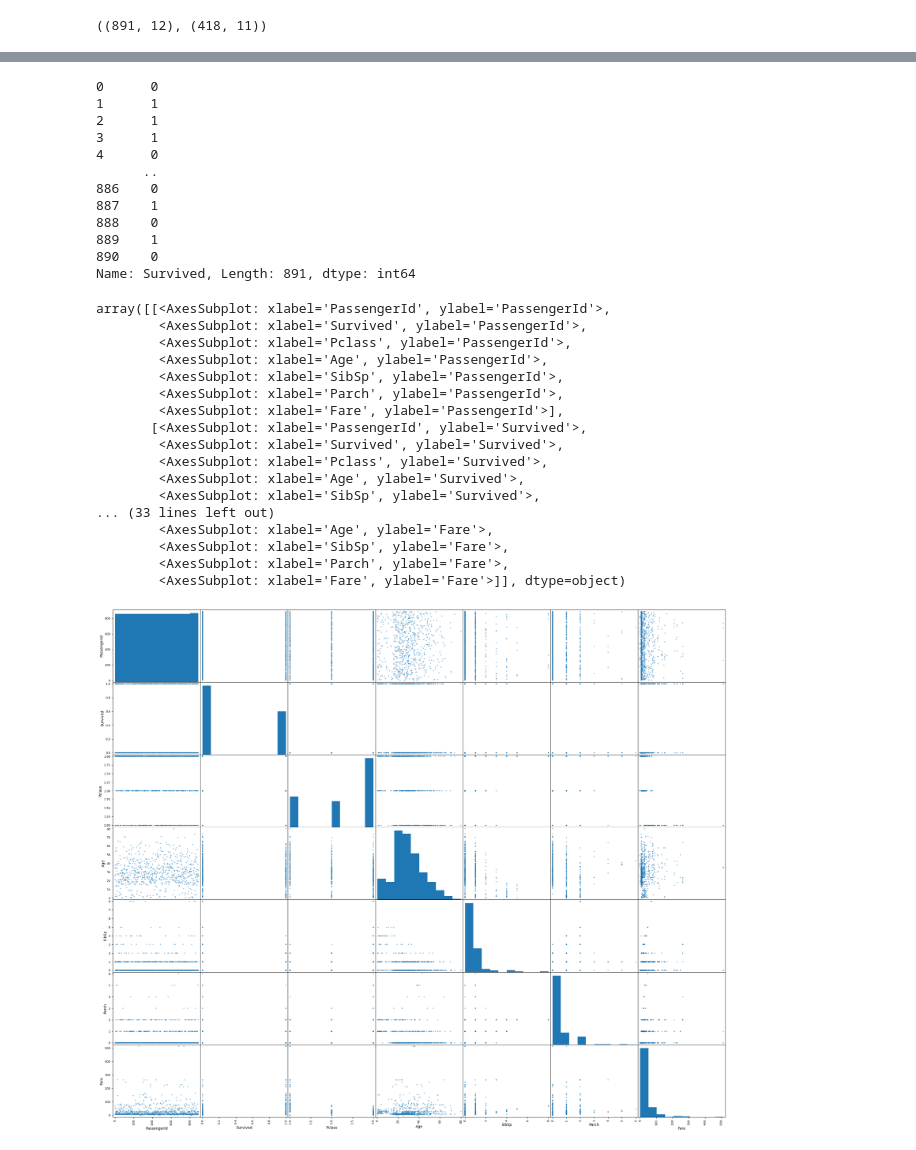
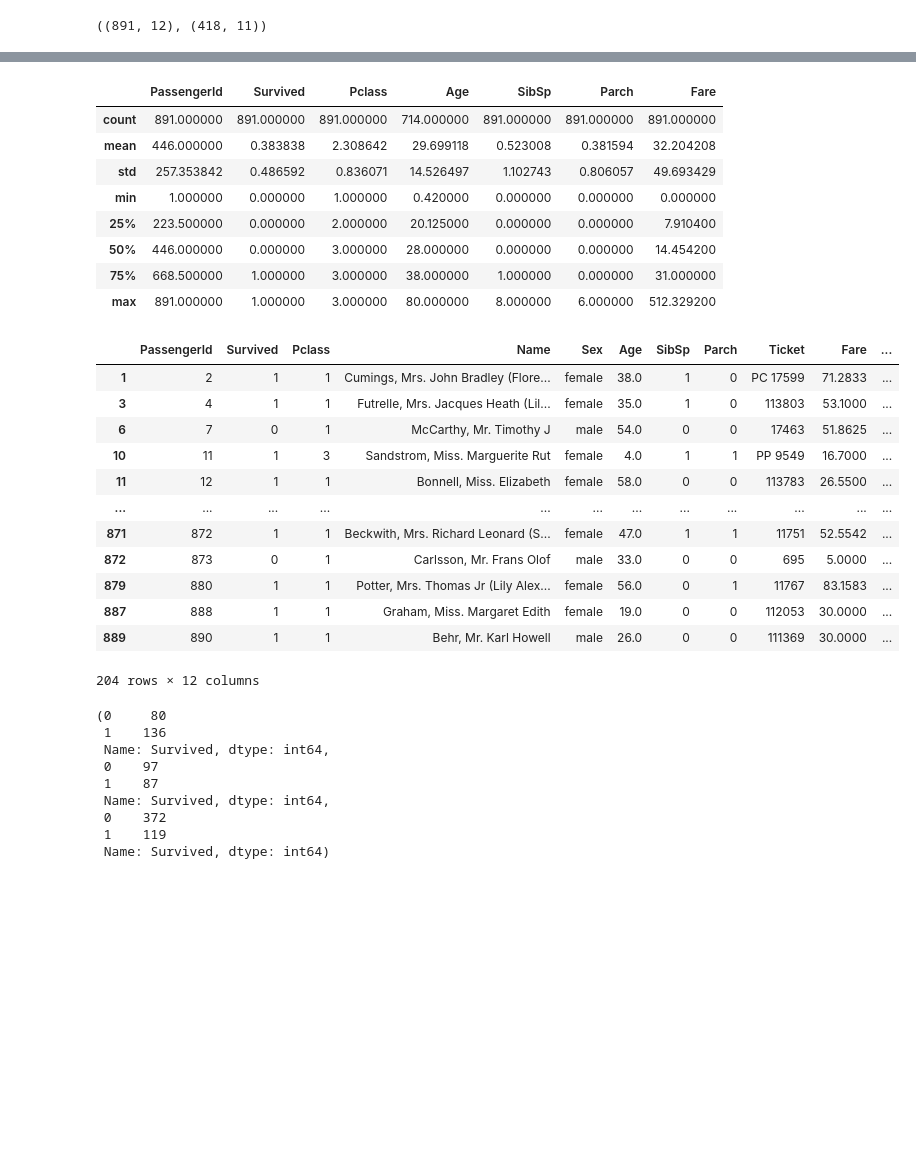
Before and after one commit to el-mike/ml-shenanigans, a Jupyter notebook: titanic/data_explorer.ipynb, the cells around one changed output, grey strips where cells are left out. Cells and saved outputs as stored; diff of their text form; code cells hidden in the pictures; blank space fills up the shorter version.

```diff
--- a/titanic/data_explorer.ipynb
+++ b/titanic/data_explorer.ipynb
@@ -42,38 +33,28 @@ test_set.head()
 # %%
-train_set['Survived']
+train_set.describe()
 # %% [output]
-0      0
-1      1
-2      1
-3      1
-4      0
-      ..
-886    0
-887    1
-888    0
-889    1
-890    0
-Name: Survived, Length: 891, dtype: int64
+|  | PassengerId | Survived | Pclass | Age | SibSp | Parch | Fare |
+| count | 891.000000 | 891.000000 | 891.000000 | 714.000000 | 891.000000 | 891.000000 | 891.000000 |
+| mean | 446.000000 | 0.383838 | 2.308642 | 29.699118 | 0.523008 | 0.381594 | 32.204208 |
+| std | 257.353842 | 0.486592 | 0.836071 | 14.526497 | 1.102743 | 0.806057 | 49.693429 |
+| min | 1.000000 | 0.000000 | 1.000000 | 0.420000 | 0.000000 | 0.000000 | 0.000000 |
+| 25% | 223.500000 | 0.000000 | 2.000000 | 20.125000 | 0.000000 | 0.000000 | 7.910400 |
+| 50% | 446.000000 | 0.000000 | 3.000000 | 28.000000 | 0.000000 | 0.000000 | 14.454200 |
+| 75% | 668.500000 | 1.000000 | 3.000000 | 38.000000 | 1.000000 | 0.000000 | 31.000000 |
+| max | 891.000000 | 1.000000 | 3.000000 | 80.000000 | 8.000000 | 6.000000 | 512.329200 |
-# %%
-from pandas.plotting import scatter_matrix
-
-scatter_matrix(train_set, figsize=(30, 25))
-# %% [output]
-array([[<AxesSubplot: xlabel='PassengerId', ylabel='PassengerId'>,
-        <AxesSubplot: xlabel='Survived', ylabel='PassengerId'>,
-        <AxesSubplot: xlabel='Pclass', ylabel='PassengerId'>,
-        <AxesSubplot: xlabel='Age', ylabel='PassengerId'>,
-        <AxesSubplot: xlabel='SibSp', ylabel='PassengerId'>,
-        <AxesSubplot: xlabel='Parch', ylabel='PassengerId'>,
-        <AxesSubplot: xlabel='Fare', ylabel='PassengerId'>],
-       [<AxesSubplot: xlabel='PassengerId', ylabel='Survived'>,
-        <AxesSubplot: xlabel='Survived', ylabel='Survived'>,
-        <AxesSubplot: xlabel='Pclass', ylabel='Survived'>,
-        <AxesSubplot: xlabel='Age', ylabel='Survived'>,
-        <AxesSubplot: xlabel='SibSp', ylabel='Survived'>,
-... (33 lines left out)
-        <AxesSubplot: xlabel='Age', ylabel='Fare'>,
-        <AxesSubplot: xlabel='SibSp', ylabel='Fare'>,
-        <AxesSubplot: xlabel='Parch', ylabel='Fare'>,
-        <AxesSubplot: xlabel='Fare', ylabel='Fare'>]], dtype=object)
-[figure, removed]
+# %%
+train_set[train_set[columns.CABIN].notnull()]
+# %% [output]
+|  | PassengerId | Survived | Pclass | Name | Sex | Age | SibSp | Parch | Ticket | Fare | ... |
+| 1 | 2 | 1 | 1 | Cumings, Mrs. John Bradley (Flore... | female | 38.0 | 1 | 0 | PC 17599 | 71.2833 | ... |
+| 3 | 4 | 1 | 1 | Futrelle, Mrs. Jacques Heath (Lil... | female | 35.0 | 1 | 0 | 113803 | 53.1000 | ... |
+| 6 | 7 | 0 | 1 | McCarthy, Mr. Timothy J | male | 54.0 | 0 | 0 | 17463 | 51.8625 | ... |
+| 10 | 11 | 1 | 3 | Sandstrom, Miss. Marguerite Rut | female | 4.0 | 1 | 1 | PP 9549 | 16.7000 | ... |
+| 11 | 12 | 1 | 1 | Bonnell, Miss. Elizabeth | female | 58.0 | 0 | 0 | 113783 | 26.5500 | ... |
+| ... | ... | ... | ... | ... | ... | ... | ... | ... | ... | ... | ... |
+| 871 | 872 | 1 | 1 | Beckwith, Mrs. Richard Leonard (S... | female | 47.0 | 1 | 1 | 11751 | 52.5542 | ... |
+| 872 | 873 | 0 | 1 | Carlsson, Mr. Frans Olof | male | 33.0 | 0 | 0 | 695 | 5.0000 | ... |
+| 879 | 880 | 1 | 1 | Potter, Mrs. Thomas Jr (Lily Alex... | female | 56.0 | 0 | 1 | 11767 | 83.1583 | ... |
+| 887 | 888 | 1 | 1 | Graham, Miss. Margaret Edith | female | 19.0 | 0 | 0 | 112053 | 30.0000 | ... |
+| 889 | 890 | 1 | 1 | Behr, Mr. Karl Howell | male | 26.0 | 0 | 0 | 111369 | 30.0000 | ... |
+204 rows × 12 columns
@@ -79,0 +79,12 @@ array([[<AxesSubplot: xlabel='PassengerId', ylabel='PassengerId'>,
+# %%
+class1_count, class2_count, class3_count
+# %% [output]
+(0     80
+ 1    136
+ Name: Survived, dtype: int64,
+ 0    97
+ 1    87
+ Name: Survived, dtype: int64,
+ 0    372
+ 1    119
+ Name: Survived, dtype: int64)
```
Also changed, not shown: parts of 4 cells of this notebook, 3 other files.
